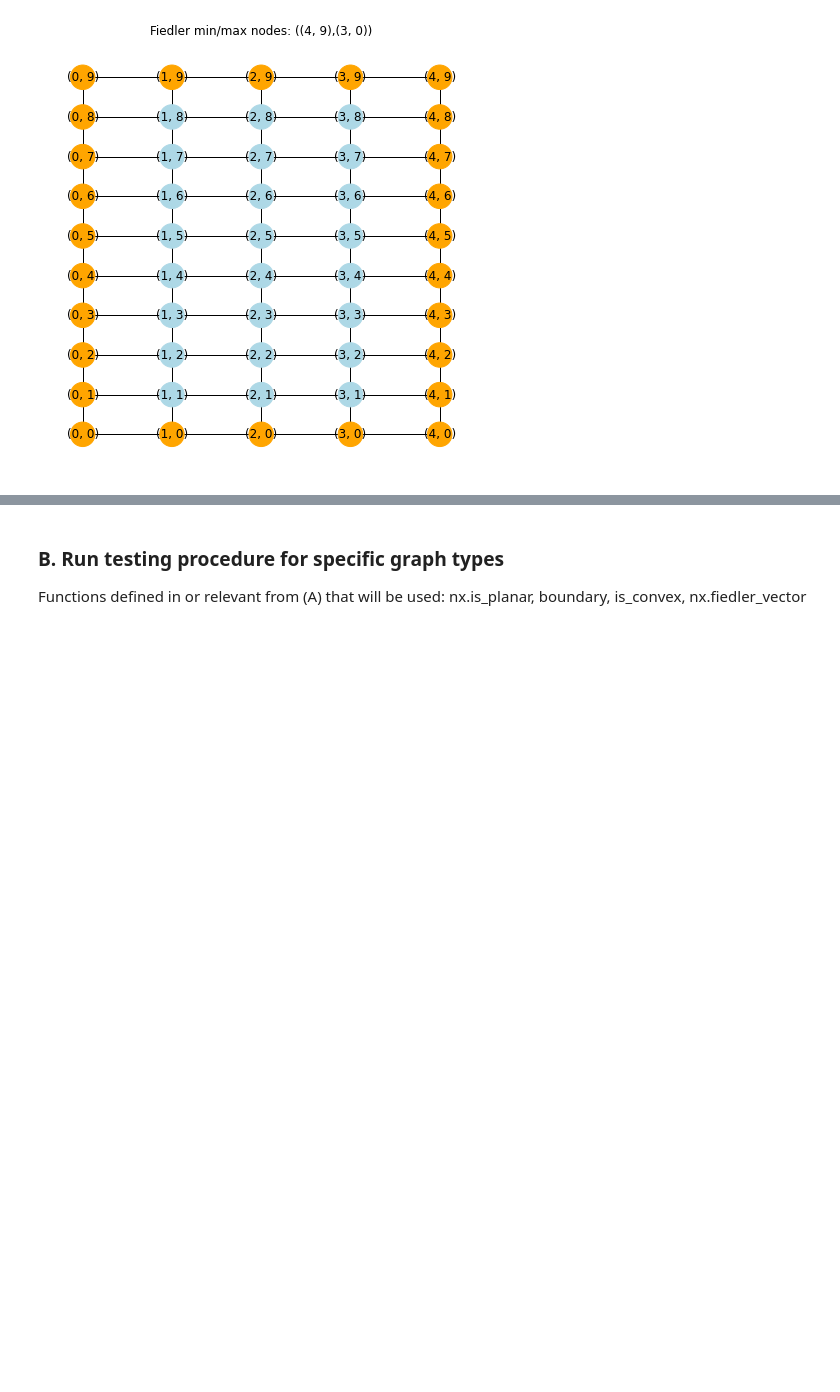
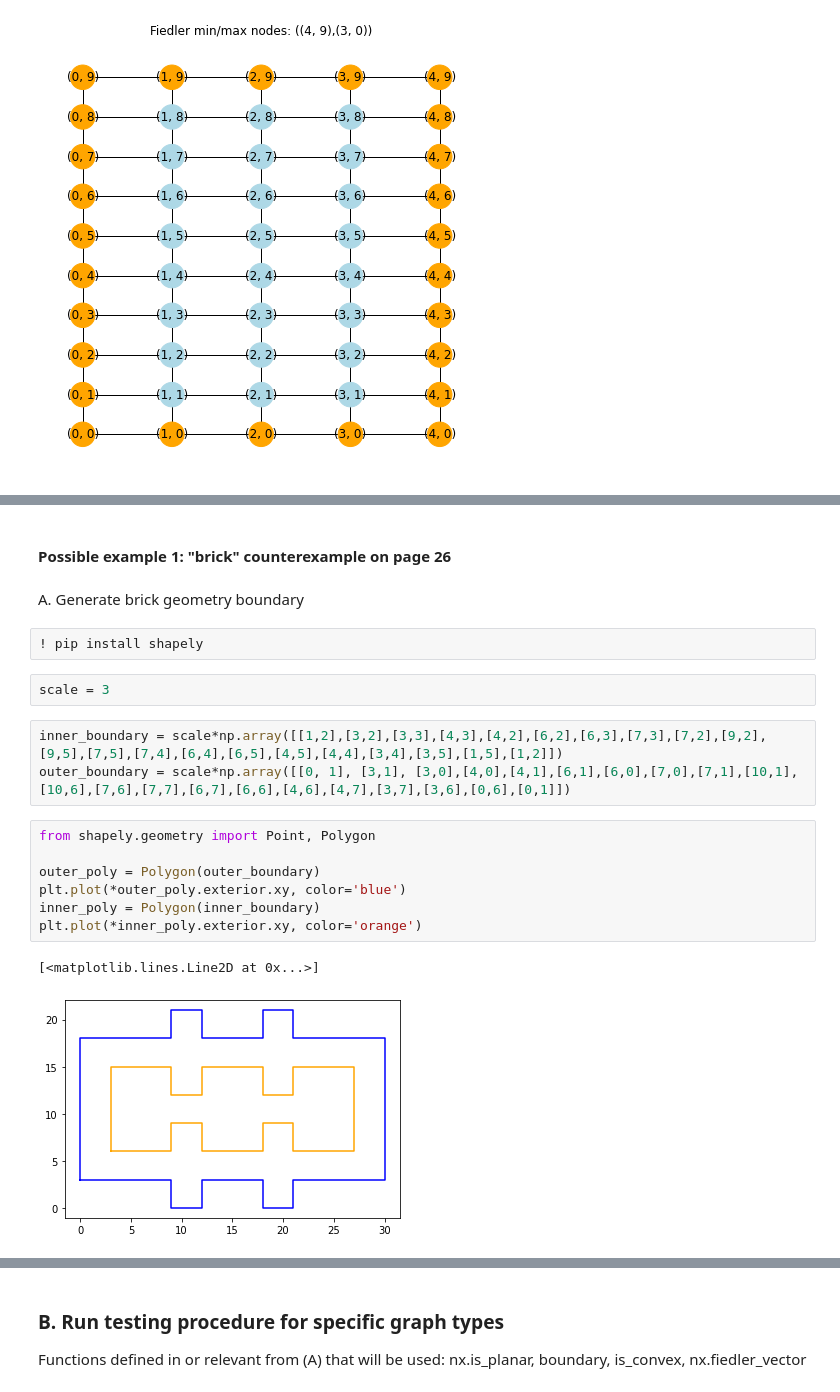
Before and after one commit to amaheshwari25/graph-hotspots, a Jupyter notebook: GraphHotSpots_Experiments.ipynb, the cells around one changed output, grey strips where cells are left out. Saved outputs shown, nothing was run; the diff lists cells and outputs as text; blank space fills up the shorter version.

Commit message:
Adding brick example pipeline

```diff
--- a/GraphHotSpots_Experiments.ipynb
+++ b/GraphHotSpots_Experiments.ipynb
@@ -178,0 +262,21 @@ plt.show()
+# %% [markdown]
+#### Possible example 1: "brick" counterexample on page 26
+# %% [markdown]
+A. Generate brick geometry boundary
+# %%
+! pip install shapely
+# %%
+scale = 3
+# %%
+inner_boundary = scale*np.array([[1,2],[3,2],[3,3],[4,3],[4,2],[6,2],[6,3],[7,3],[7,2],[9,2],[9,5],[7,5],[7,4],[6,4],[6,5],[4,5],[4,4],[3,4],[3,5],[1,5],[1,2]])
+outer_boundary = scale*np.array([[0, 1], [3,1], [3,0],[4,0],[4,1],[6,1],[6,0],[7,0],[7,1],[10,1],[10,6],[7,6],[7,7],[6,7],[6,6],[4,6],[4,7],[3,7],[3,6],[0,6],[0,1]])
+# %%
+from shapely.geometry import Point, Polygon
+
+outer_poly = Polygon(outer_boundary)
+plt.plot(*outer_poly.exterior.xy, color='blue')
+inner_poly = Polygon(inner_boundary)
+plt.plot(*inner_poly.exterior.xy, color='orange')
+# %% [output]
+[<matplotlib.lines.Line2D at 0x...>]
+[figure, added]
```
Also changed, not shown: parts of 62 cells of this notebook.
